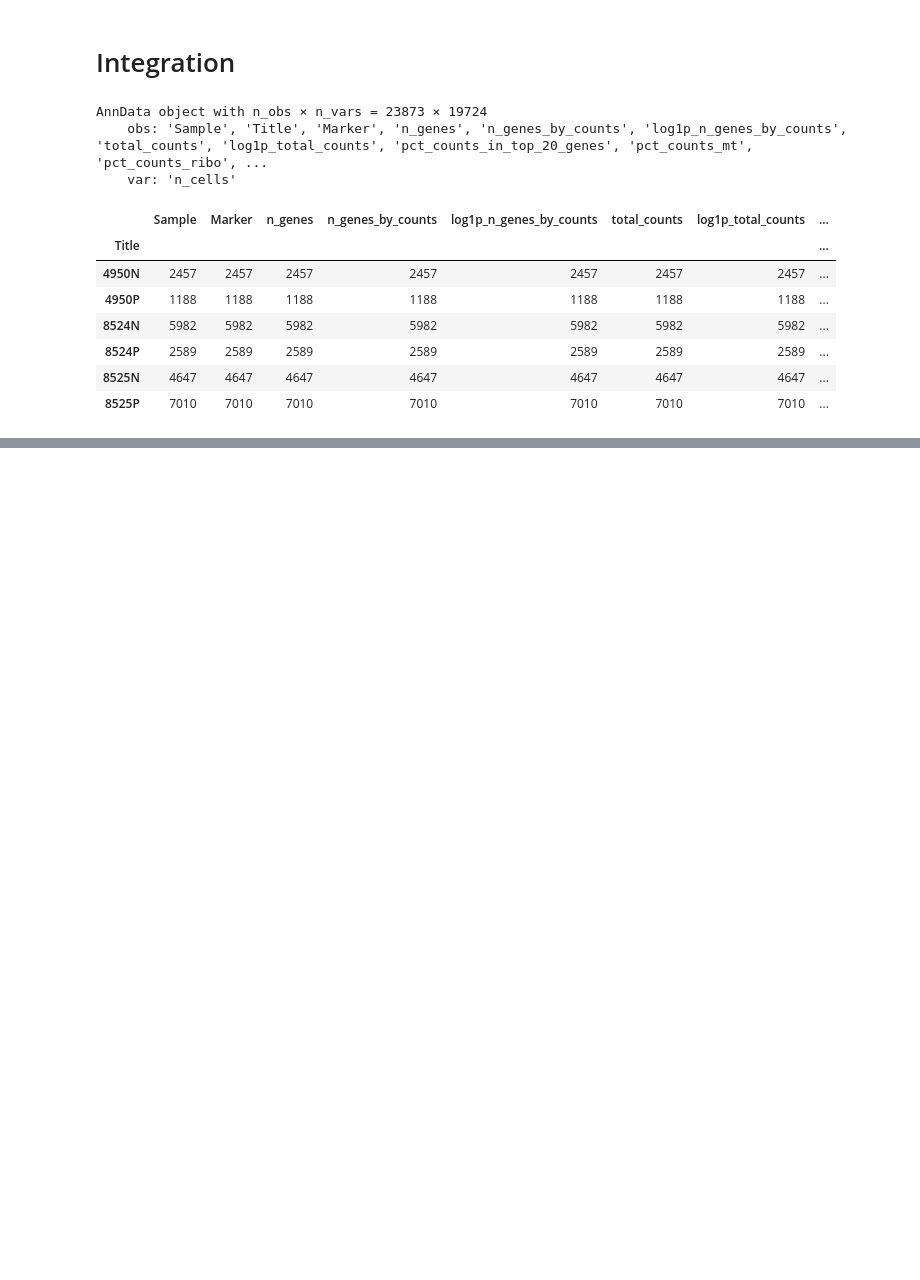
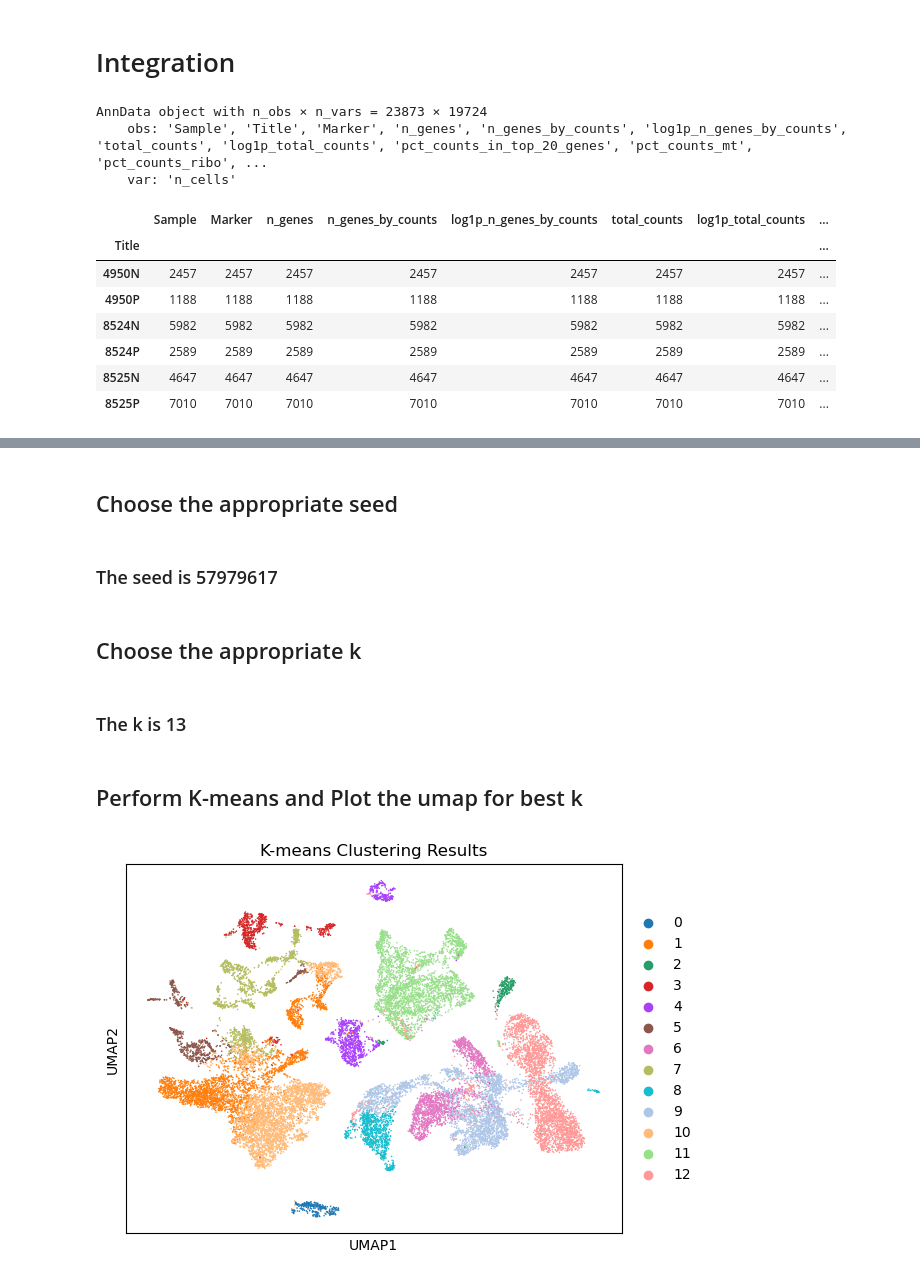
Before and after one commit to PolyPolyQ/scRNA-seq_ML, a Jupyter notebook: notebooks/baseline.ipynb, the cells around one changed output, grey strips where cells are left out. Drawn from its saved outputs; the diff is of its cells as text; code cells hidden in the pictures; blank space fills up the shorter version.

```diff
--- a/notebooks/baseline.ipynb
+++ b/notebooks/baseline.ipynb
@@ -377,0 +444,54 @@ adata.write_h5ad(check_path + 'clustered_leiden.h5ad')
+# %%
+def kmeans_plusplus(X, k, seed):
+    np.random.seed(seed)
+    n_samples, _ = X.shape
+
+    norms = np.linalg.norm(X, axis=1)
+    first_centroid_index = np.argmax(norms)
+    centroids = [X[first_centroid_index]]
+
+    for _ in range(1, k):
+        distances = np.array([min(np.sum((x - centroid)**2) for centroid in centroids) for x in X])
+
+        probabilities = distances / distances.sum()
+        cumulative_probabilities = np.cumsum(probabilities)
+        r = np.random.rand()
+
+        for i, p in enumerate(cumulative_probabilities):
+            if r < p:
+                centroids.append(X[i])
+                break
+
+    return np.array(centroids)
+# %% [markdown]
+## Choose the appropriate seed
+# %% [markdown]
+### The seed is 57979617
+# %% [markdown]
+## Choose the appropriate k
+# %% [markdown]
+### The k is 13
+# %% [markdown]
+## Perform K-means and Plot the umap for best k
+# %%
+# Set PCA data as the input of K-means
+pca_data = adata.obsm['X_pca_harmony']
+min_objective_seed = 13
+
+# Choose the initial centers
+initial_centers = kmeans_plusplus(pca_data, 13, min_objective_seed)
+
+centers, covariances, sizes, closest_list, objectives = kmeans(pca_data, initial_centers, k=13)
+
+# Save the clustering result
+adata.obs['kmeans_clusters'] = closest_list.astype(str)
+
+# Visualize the clustering result
+# neighborhood graph of cells
+sc.pp.neighbors(adata)
+# compute UMAP
+sc.tl.umap(adata)
+
+sc.pl.umap(adata, color='kmeans_clusters', title='K-means Clustering Results')
+# %% [output]
+[figure, added]
```
Also changed, not shown: parts of 32 cells of this notebook, 1 other file.
